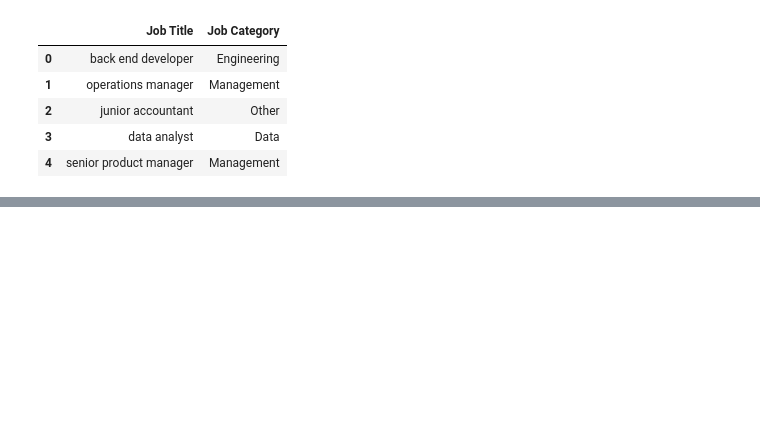
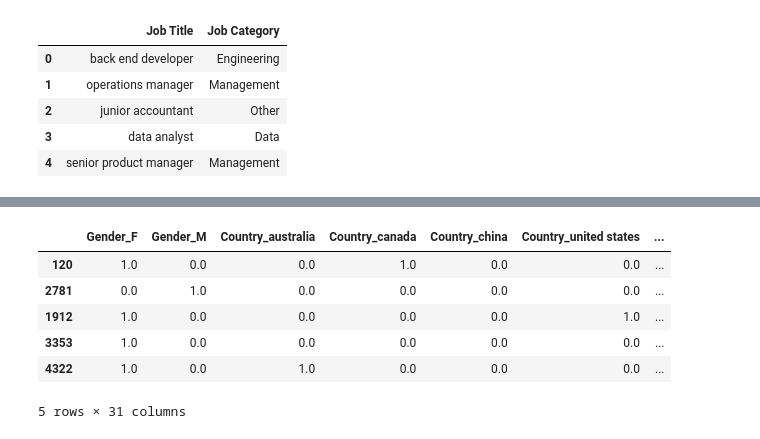
Before and after one commit to AndroZa0812/NayaProject3, a Jupyter notebook: Regression_Project.ipynb, the cells around one changed output, grey strips where cells are left out. Saved outputs shown, nothing was run; the diff lists cells and outputs as text; code cells hidden in the pictures; blank space fills up the shorter version.

```diff
--- a/Regression_Project.ipynb
+++ b/Regression_Project.ipynb
@@ -770,2 +873,33 @@ X_scaled_df.head()
+# %%
+X = transformed_train_data.drop(columns=['Salary'])
+y = transformed_train_data['Salary']
+
+from sklearn.model_selection import train_test_split
+
+# Split the data into training and testing sets
+X_train, X_test, y_train, y_test = train_test_split(X, y, test_size=0.2, random_state=42)
 # %%
 # feature selection
+# There are questionable features that maybe can be dropped, those are the following:
+# 'Gender', 'Country', 'Race', 'height', 'weight'
+# One set of models will use all features, the other will use none of them, and the third will use a subset (without the height).
+def create_datasets_perms(X):
+    datasets_perms = [
+        ('full', X),
+        ('none', X.filter(regex='^Gender|^Country|^Race|^height|^weight')),
+        ('subset', X.drop(['height'], axis=1))
+    ]
+    return datasets_perms
+# %%
+training_perms = create_datasets_perms(X_train)
+testing_perms = create_datasets_perms(X_test)
+# %%
+training_perms[0][1].head()
+# %% [output]
+|  | Gender_F | Gender_M | Country_australia | Country_canada | Country_china | Country_united states | ... |
+| 120 | 1.0 | 0.0 | 0.0 | 1.0 | 0.0 | 0.0 | ... |
+| 2781 | 0.0 | 1.0 | 0.0 | 0.0 | 0.0 | 0.0 | ... |
+| 1912 | 1.0 | 0.0 | 0.0 | 0.0 | 0.0 | 1.0 | ... |
+| 3353 | 1.0 | 0.0 | 0.0 | 0.0 | 0.0 | 0.0 | ... |
+| 4322 | 1.0 | 0.0 | 1.0 | 0.0 | 0.0 | 0.0 | ... |
+5 rows × 31 columns
```
Also changed, not shown: parts of 23 cells of this notebook, 2 other files.
